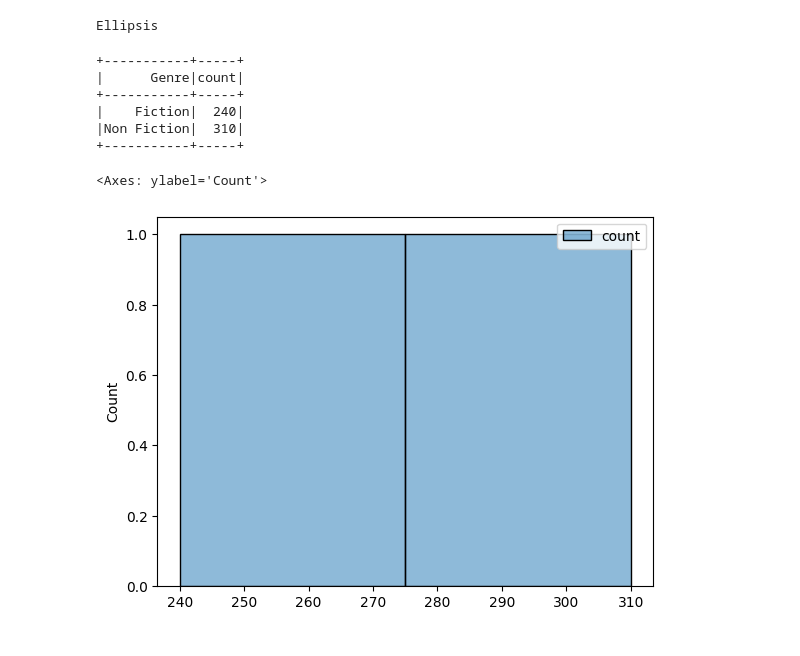
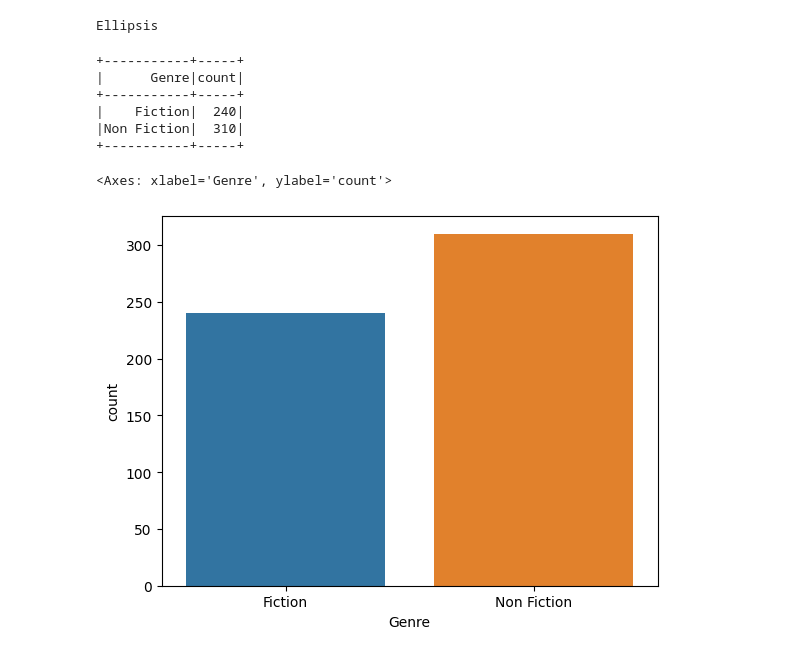
Before and after one commit to Vaipik/GoIT-PyDS7, a Jupyter notebook: hw6.ipynb, the cells around one changed output. Drawn from its saved outputs; the diff is of its cells as text; code cells hidden in the pictures.

```diff
--- a/hw6.ipynb
+++ b/hw6.ipynb
@@ -272,15 +272,15 @@ Ellipsis
 # %%
 genres = df.groupBy("Genre").count()
 genres.show()
 genres = genres.toPandas()
-# genres
-sns.histplot(genres)
+
+sns.barplot(genres, x="Genre", y="count")
 # %% [output]
 +-----------+-----+
 |      Genre|count|
 +-----------+-----+
 |    Fiction|  240|
 |Non Fiction|  310|
 +-----------+-----+
-<Axes: ylabel='Count'>
+<Axes: xlabel='Genre', ylabel='count'>
-[figure, old version]
+[figure, new version]
```
